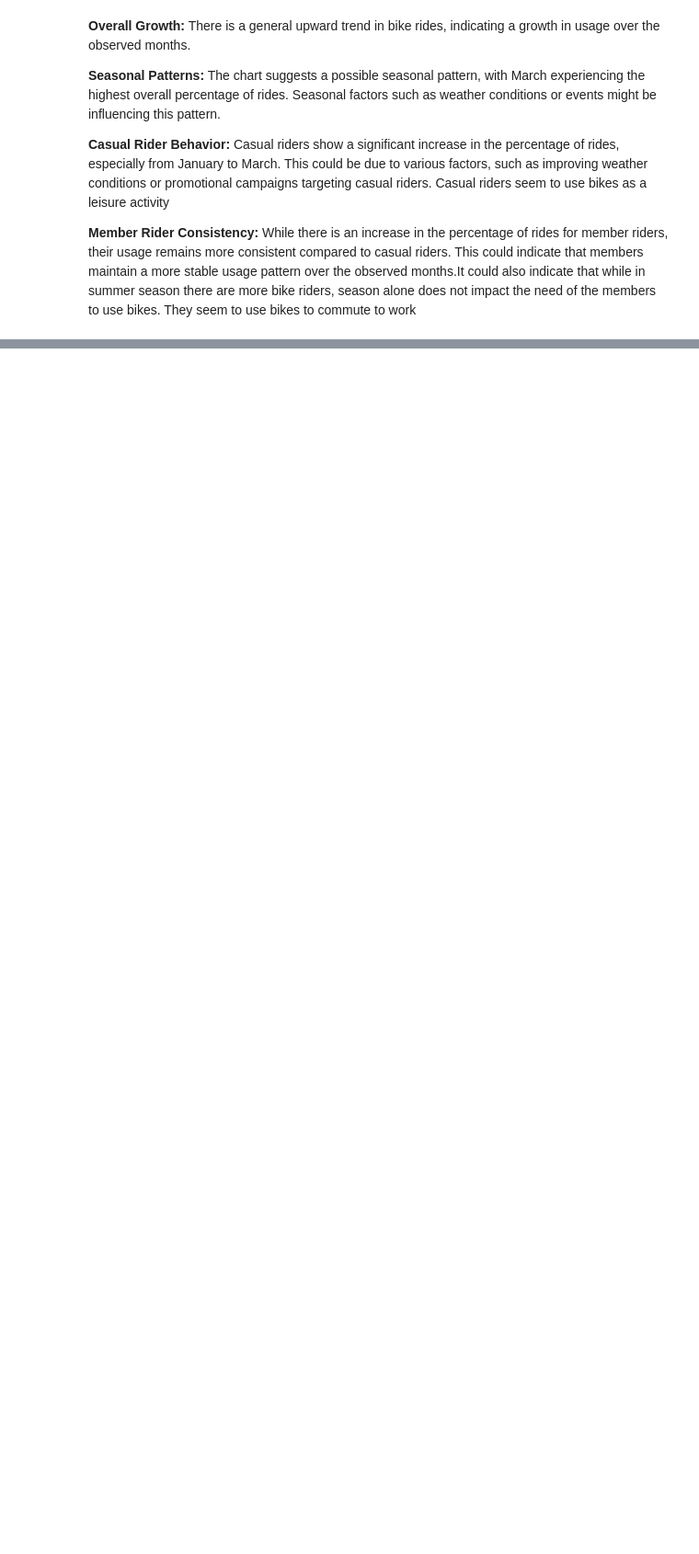
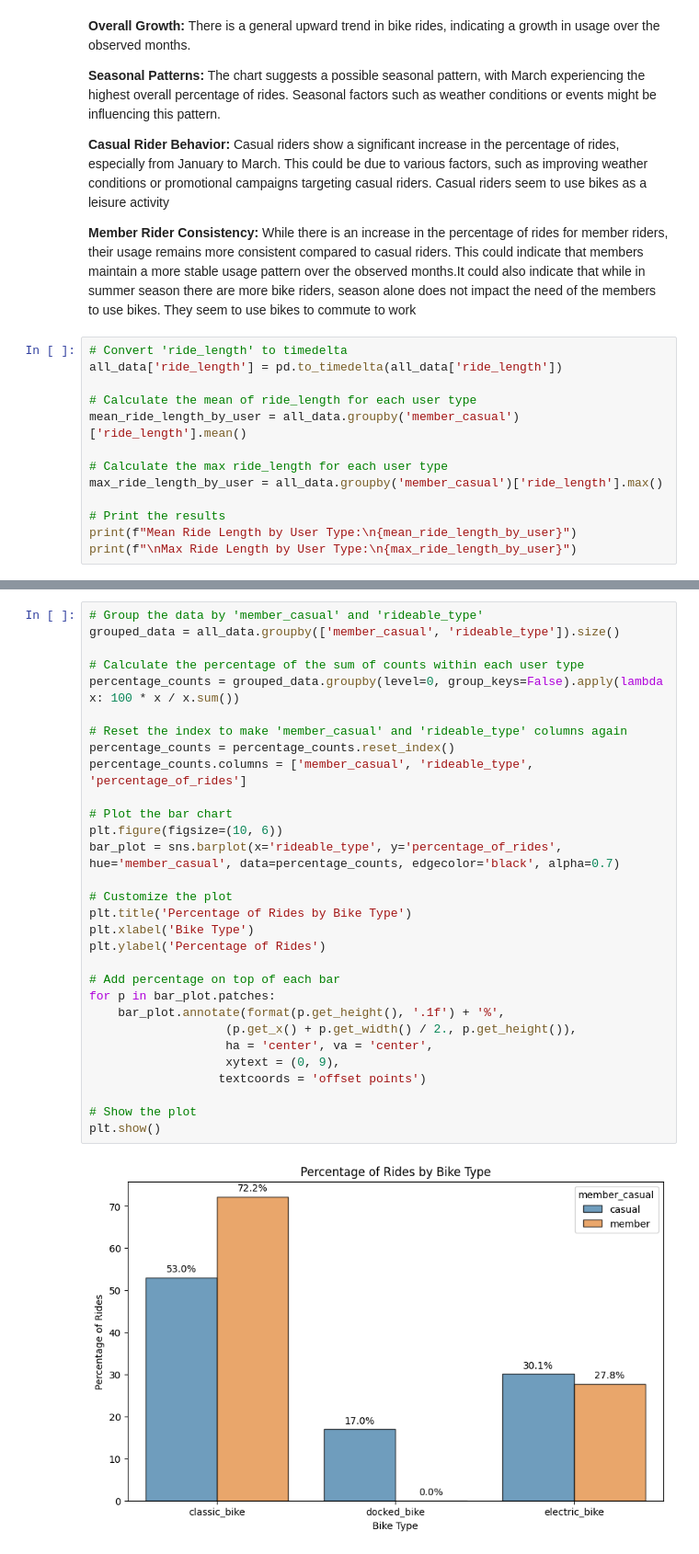
Before and after one commit to Nazneen-akram/coursera-rep, a Jupyter notebook: Google_CaseStudy_Bike_Share.ipynb, the cells around one changed output, grey strips where cells are left out. Shown at 92% size. Saved outputs shown, nothing was run; the diff lists cells and outputs as text; blank space fills up the shorter version.

```diff
--- a/Google_CaseStudy_Bike_Share.ipynb
+++ b/Google_CaseStudy_Bike_Share.ipynb
@@ -397,3 +397,16 @@ plt.show()
 **Casual Rider Behavior:** Casual riders show a significant increase in the percentage of rides, especially from January to March. This could be due to various factors, such as improving weather conditions or promotional campaigns targeting casual riders. Casual riders seem to use bikes as a leisure activity
 
 **Member Rider Consistency:** While there is an increase in the percentage of rides for member riders, their usage remains more consistent compared to casual riders. This could indicate that members maintain a more stable usage pattern over the observed months.It could also indicate that while in summer season there are more bike riders, season alone does not impact the need of the members to use bikes. They seem to use bikes to commute to work
+# %%
+# Convert 'ride_length' to timedelta
+all_data['ride_length'] = pd.to_timedelta(all_data['ride_length'])
+
+# Calculate the mean of ride_length for each user type
+mean_ride_length_by_user = all_data.groupby('member_casual')['ride_length'].mean()
+
+# Calculate the max ride_length for each user type
+max_ride_length_by_user = all_data.groupby('member_casual')['ride_length'].max()
+
+# Print the results
+print(f"Mean Ride Length by User Type:\n{mean_ride_length_by_user}")
+print(f"\nMax Ride Length by User Type:\n{max_ride_length_by_user}")
@@ -399,0 +462,32 @@ plt.show()
+# %%
+# Group the data by 'member_casual' and 'rideable_type'
+grouped_data = all_data.groupby(['member_casual', 'rideable_type']).size()
+
+# Calculate the percentage of the sum of counts within each user type
+percentage_counts = grouped_data.groupby(level=0, group_keys=False).apply(lambda x: 100 * x / x.sum())
+
+# Reset the index to make 'member_casual' and 'rideable_type' columns again
+percentage_counts = percentage_counts.reset_index()
+percentage_counts.columns = ['member_casual', 'rideable_type', 'percentage_of_rides']
+
+# Plot the bar chart
+plt.figure(figsize=(10, 6))
+bar_plot = sns.barplot(x='rideable_type', y='percentage_of_rides', hue='member_casual', data=percentage_counts, edgecolor='black', alpha=0.7)
+
+# Customize the plot
+plt.title('Percentage of Rides by Bike Type')
+plt.xlabel('Bike Type')
+plt.ylabel('Percentage of Rides')
+
+# Add percentage on top of each bar
+for p in bar_plot.patches:
+    bar_plot.annotate(format(p.get_height(), '.1f') + '%',
+                   (p.get_x() + p.get_width() / 2., p.get_height()),
+                   ha = 'center', va = 'center',
+                   xytext = (0, 9),
+                  textcoords = 'offset points')
+
+# Show the plot
+plt.show()
+# %% [output]
+[figure, added]
```
Also changed, not shown: parts of 7 cells of this notebook.
